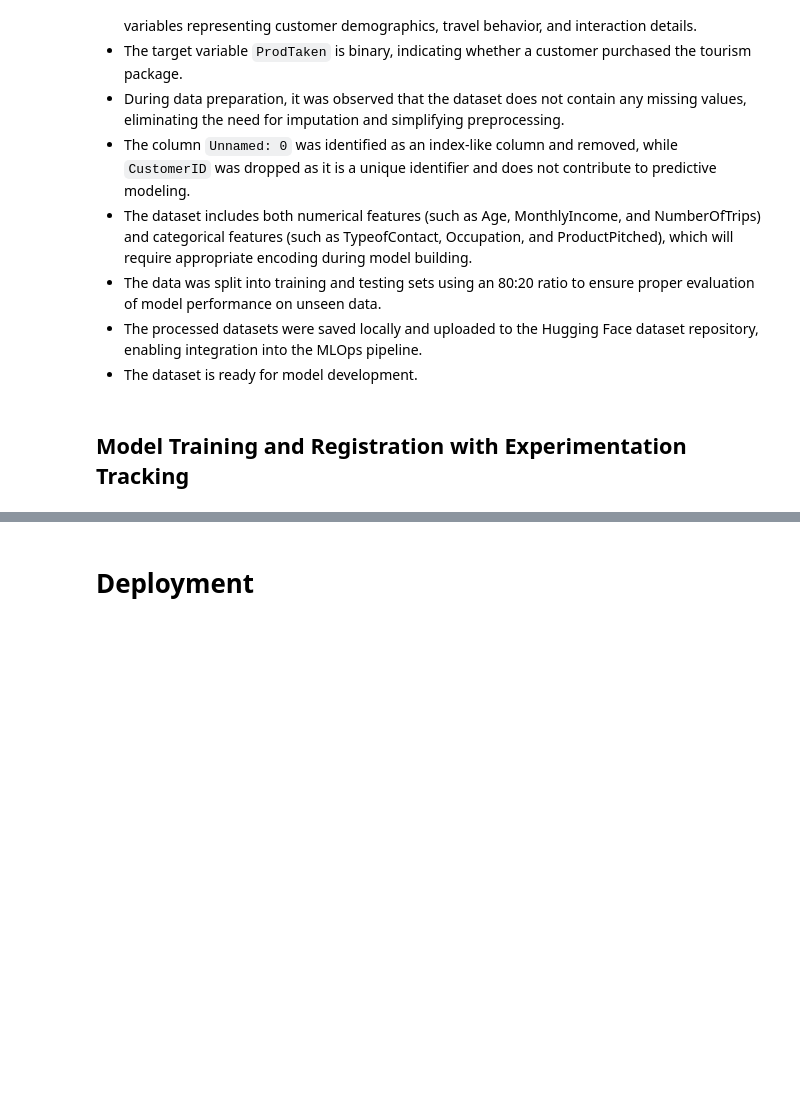
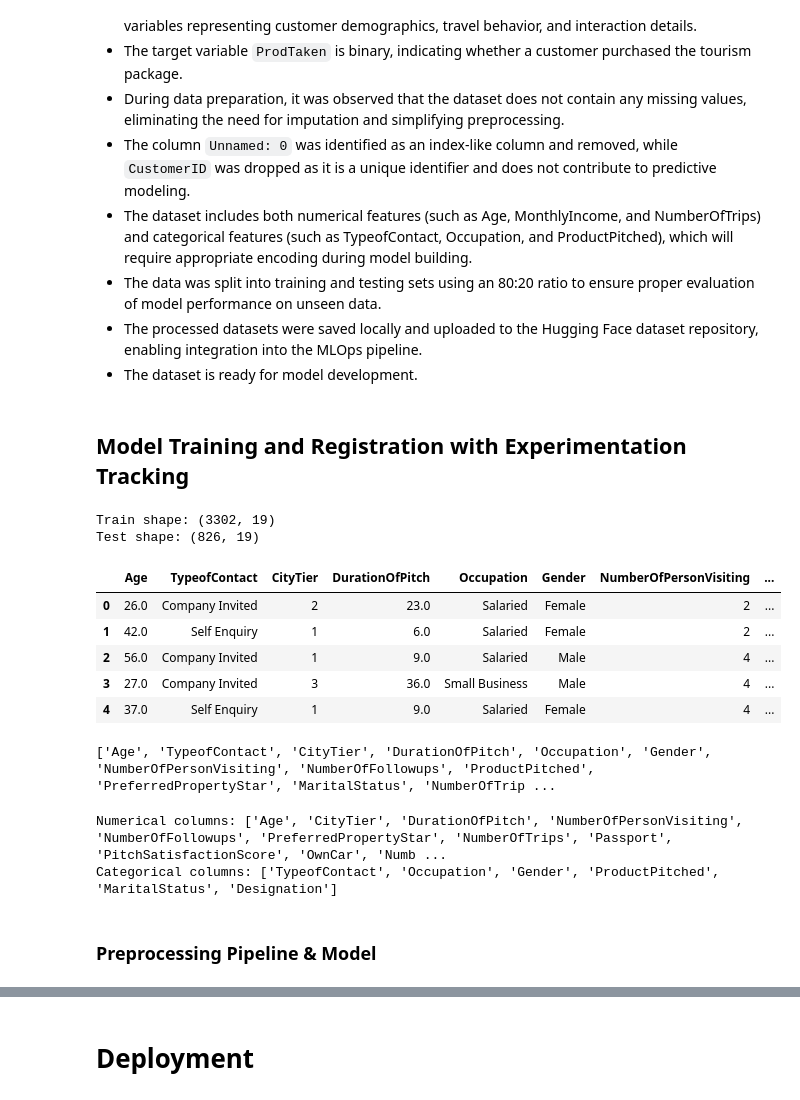
Before and after one commit to gayathrisridhar88-dot/tourism-mlops-project, a Jupyter notebook: notebooks/Gayathri_aml_and_mlops_project.ipynb, the cells around one changed output, grey strips where cells are left out. Saved outputs shown, nothing was run; the diff lists cells and outputs as text; code cells hidden in the pictures; blank space fills up the shorter version.

```diff
--- a/notebooks/Gayathri_aml_and_mlops_project.ipynb
+++ b/notebooks/Gayathri_aml_and_mlops_project.ipynb
@@ -190,3 +204,28 @@ CommitInfo(commit_url='https://huggingface.co/datasets/gayathri1909/tourism.csv/
 - The dataset is ready for model development.
 # %% [markdown]
 ## Model Training and Registration with Experimentation Tracking
+# %%
+# Loading train and test data from Hugging Face
+train_url = "https://huggingface.co/datasets/gayathri1909/tourism.csv/resolve/main/train.csv"
+test_url = "https://huggingface.co/datasets/gayathri1909/tourism.csv/resolve/main/test.csv"
+
+train_df = pd.read_csv(train_url)
+test_df = pd.read_csv(test_url)
+
+print("Train shape:", train_df.shape)
+print("Test shape:", test_df.shape)
+train_df.head()
+# %% [output]
+Train shape: (3302, 19)
+Test shape: (826, 19)
+|  | Age | TypeofContact | CityTier | DurationOfPitch | Occupation | Gender | NumberOfPersonVisiting | ... |
+| 0 | 26.0 | Company Invited | 2 | 23.0 | Salaried | Female | 2 | ... |
+| 1 | 42.0 | Self Enquiry | 1 | 6.0 | Salaried | Female | 2 | ... |
+| 2 | 56.0 | Company Invited | 1 | 9.0 | Salaried | Male | 4 | ... |
+| 3 | 27.0 | Company Invited | 3 | 36.0 | Small Business | Male | 4 | ... |
+| 4 | 37.0 | Self Enquiry | 1 | 9.0 | Salaried | Female | 4 | ... |
+# %%
+# Checking columns
+print(train_df.columns.tolist())
+# %% [output]
+['Age', 'TypeofContact', 'CityTier', 'DurationOfPitch', 'Occupation', 'Gender', 'NumberOfPersonVisiting', 'NumberOfFollowups', 'ProductPitched', 'PreferredPropertyStar', 'MaritalStatus', 'NumberOfTrip ...
@@ -192,0 +239,12 @@ CommitInfo(commit_url='https://huggingface.co/datasets/gayathri1909/tourism.csv/
+# %%
+# Identify numeric and categorical columns
+num_cols = X_train.select_dtypes(include=["int64", "float64"]).columns.tolist()
+cat_cols = X_train.select_dtypes(include=["object"]).columns.tolist()
+
+print("Numerical columns:", num_cols)
+print("Categorical columns:", cat_cols)
+# %% [output]
+Numerical columns: ['Age', 'CityTier', 'DurationOfPitch', 'NumberOfPersonVisiting', 'NumberOfFollowups', 'PreferredPropertyStar', 'NumberOfTrips', 'Passport', 'PitchSatisfactionScore', 'OwnCar', 'Numb ...
+Categorical columns: ['TypeofContact', 'Occupation', 'Gender', 'ProductPitched', 'MaritalStatus', 'Designation']
+# %% [markdown]
+### Preprocessing Pipeline & Model
```
Also changed, not shown: parts of 42 cells of this notebook.
